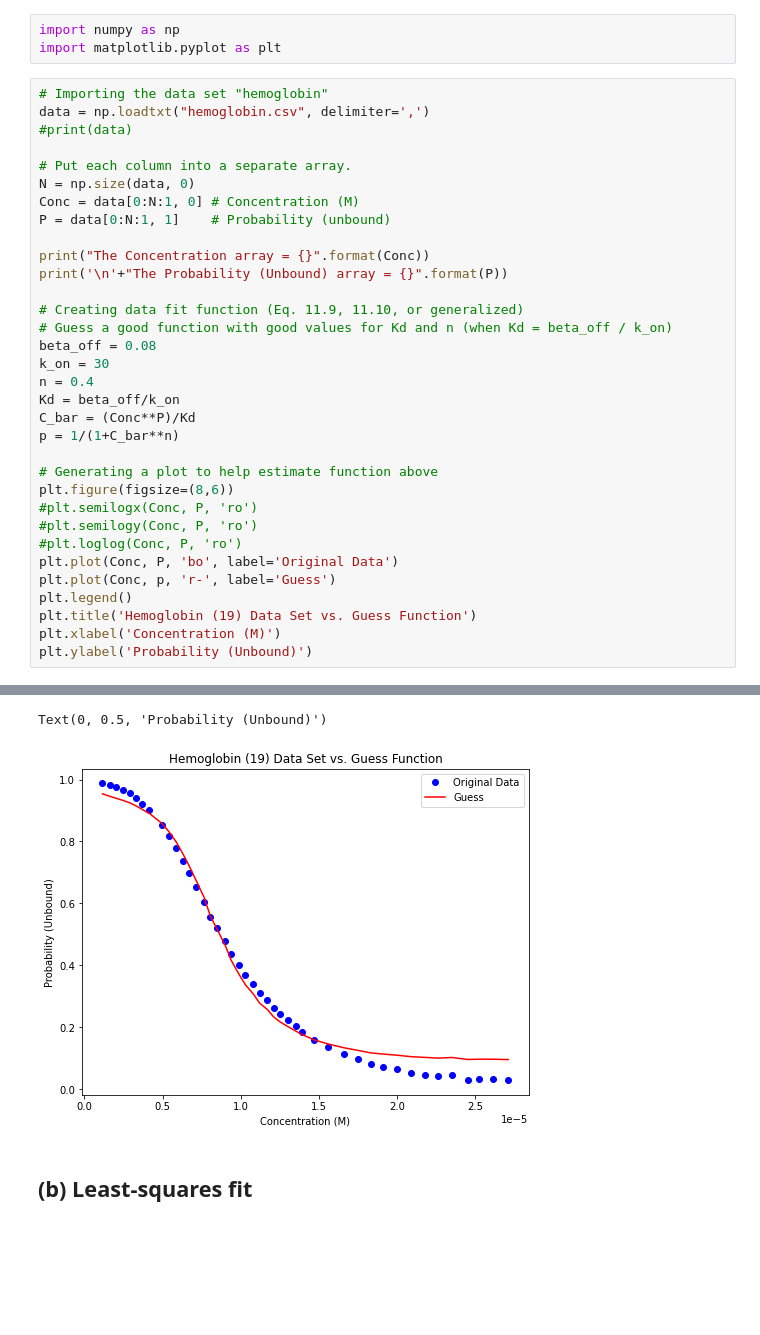
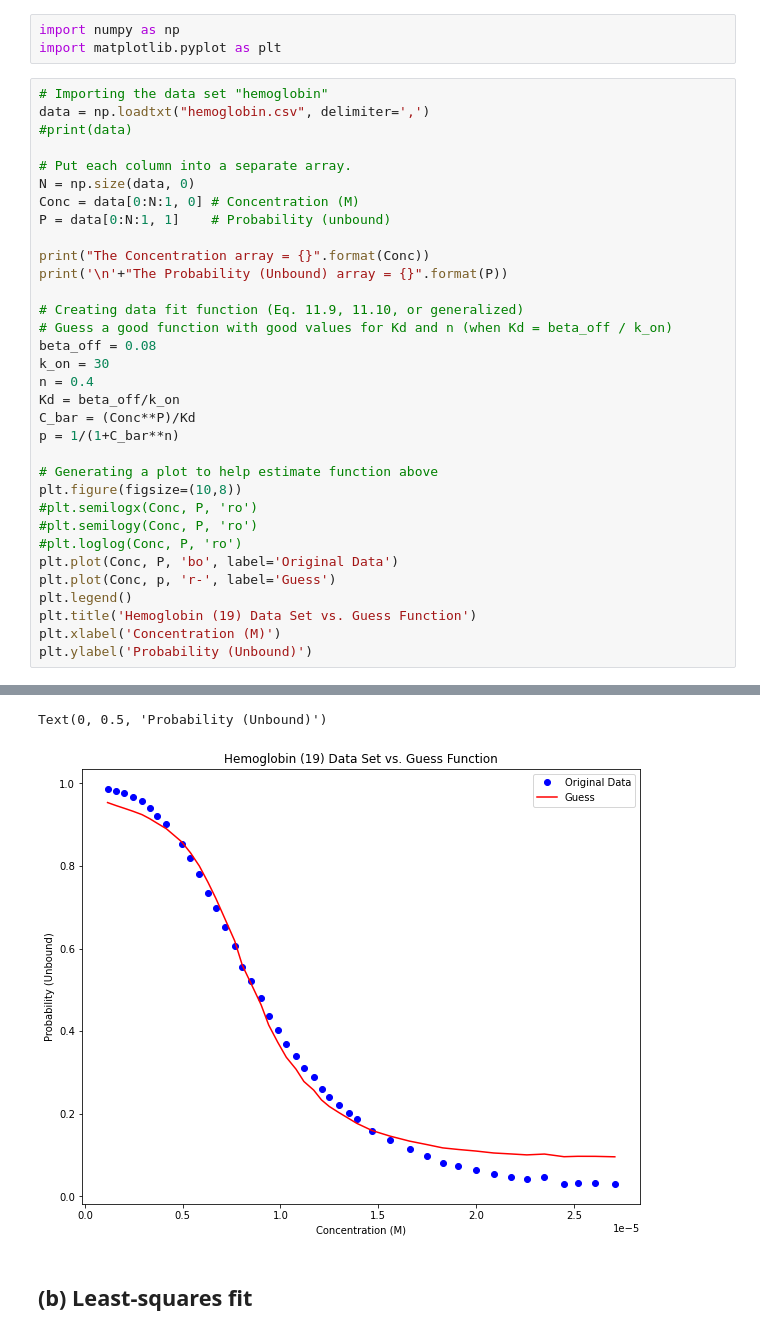
Before and after one commit to NicoBaldovino22/biophysics, a Jupyter notebook: week-08/problem-11.2.ipynb, the cells around one changed output, grey strips where cells are left out. Saved outputs shown, nothing was run; the diff lists cells and outputs as text; blank space fills up the shorter version.

```diff
--- a/week-08/problem-11.2.ipynb
+++ b/week-08/problem-11.2.ipynb
@@ -26,35 +26,35 @@ beta_off = 0.08
 k_on = 30
 n = 0.4
 Kd = beta_off/k_on
 C_bar = (Conc**P)/Kd
 p = 1/(1+C_bar**n)
 
 # Generating a plot to help estimate function above
-plt.figure(figsize=(8,6))
+plt.figure(figsize=(10,8))
 #plt.semilogx(Conc, P, 'ro')
 #plt.semilogy(Conc, P, 'ro')
 #plt.loglog(Conc, P, 'ro')
 plt.plot(Conc, P, 'bo', label='Original Data')
 plt.plot(Conc, p, 'r-', label='Guess')
 plt.legend()
 plt.title('Hemoglobin (19) Data Set vs. Guess Function')
 plt.xlabel('Concentration (M)')
 plt.ylabel('Probability (Unbound)')
 # %% [output]
 The Concentration array = [1.16e-06 1.61e-06 2.01e-06 2.46e-06 2.92e-06 3.31e-06 3.71e-06 4.16e-06
  4.95e-06 5.40e-06 5.85e-06 6.30e-06 6.70e-06 7.15e-06 7.66e-06 8.05e-06
  8.50e-06 9.01e-06 9.40e-06 9.86e-06 1.03e-05 1.08e-05 1.12e-05 1.17e-05
  1.21e-05 1.25e-05 1.30e-05 1.35e-05 1.39e-05 1.47e-05 1.56e-05 1.66e-05
  1.75e-05 1.83e-05 1.91e-05 2.00e-05 2.09e-05 2.18e-05 2.26e-05 2.35e-05
  2.45e-05 2.52e-05 2.61e-05 2.71e-05]
 
 The Probability (Unbound) array = [0.9874  0.98182 0.97624 0.9679  0.9568  0.9402  0.92085 0.90149 0.8545
  0.8186  0.78    0.7358  0.6972  0.653   0.6061  0.5565  0.5206  0.4792
  0.4378  0.4019  0.3687  0.3411  0.3108  0.2886  0.261   0.2416  0.2223
  0.2029  0.1863  0.1586  0.1364  0.1142  0.0975  0.0809  0.0725  0.064
  0.0529  0.0472  0.0416  0.0469  0.0302  0.0329  0.0327  0.0298 ]
 Text(0, 0.5, 'Probability (Unbound)')
-[figure, old version]
+[figure, new version]
 # %% [markdown]
 ## (b) Least-squares fit
 # %%
```
Also changed, not shown: parts of 1 cell of this notebook, 3 other files.
